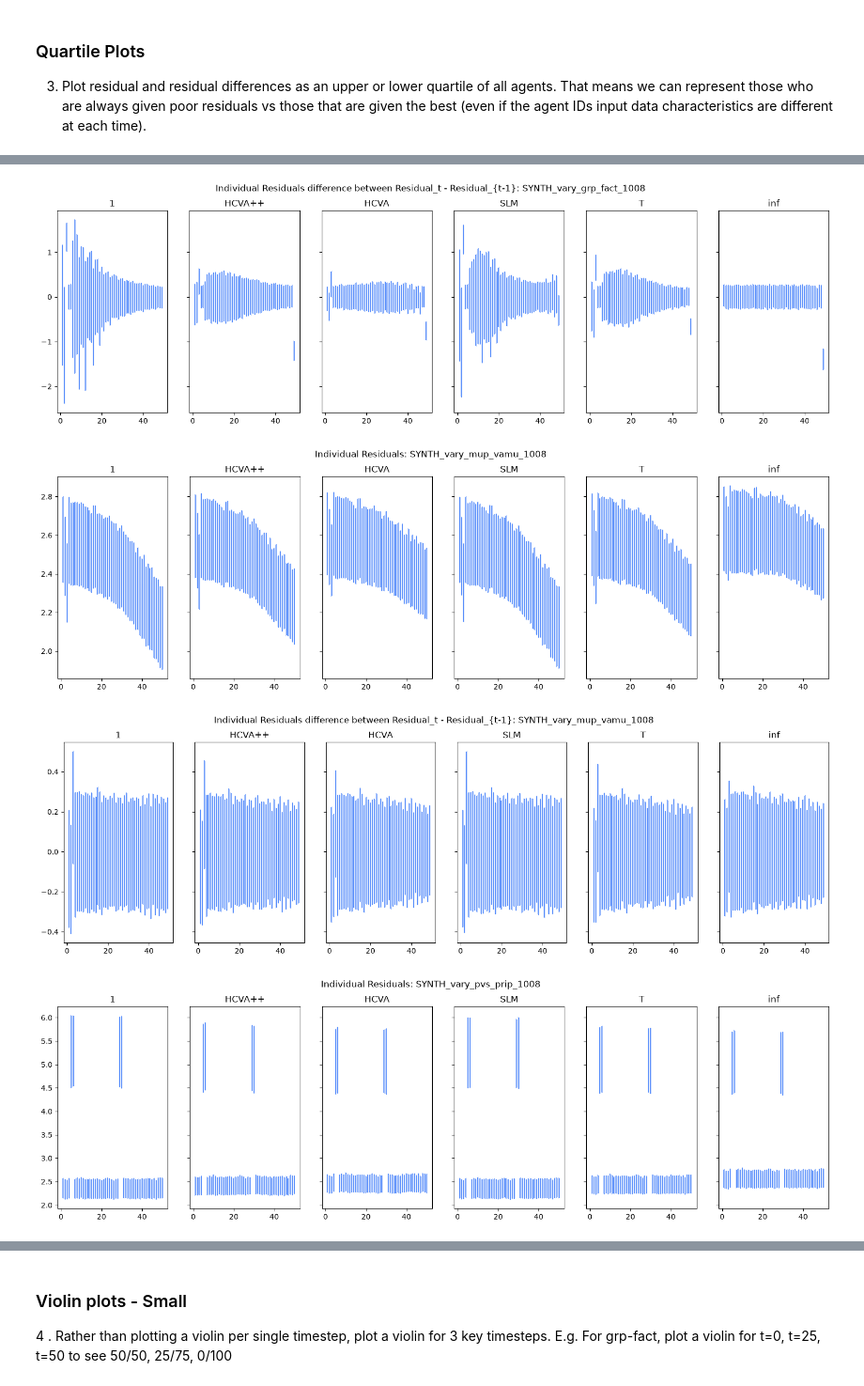
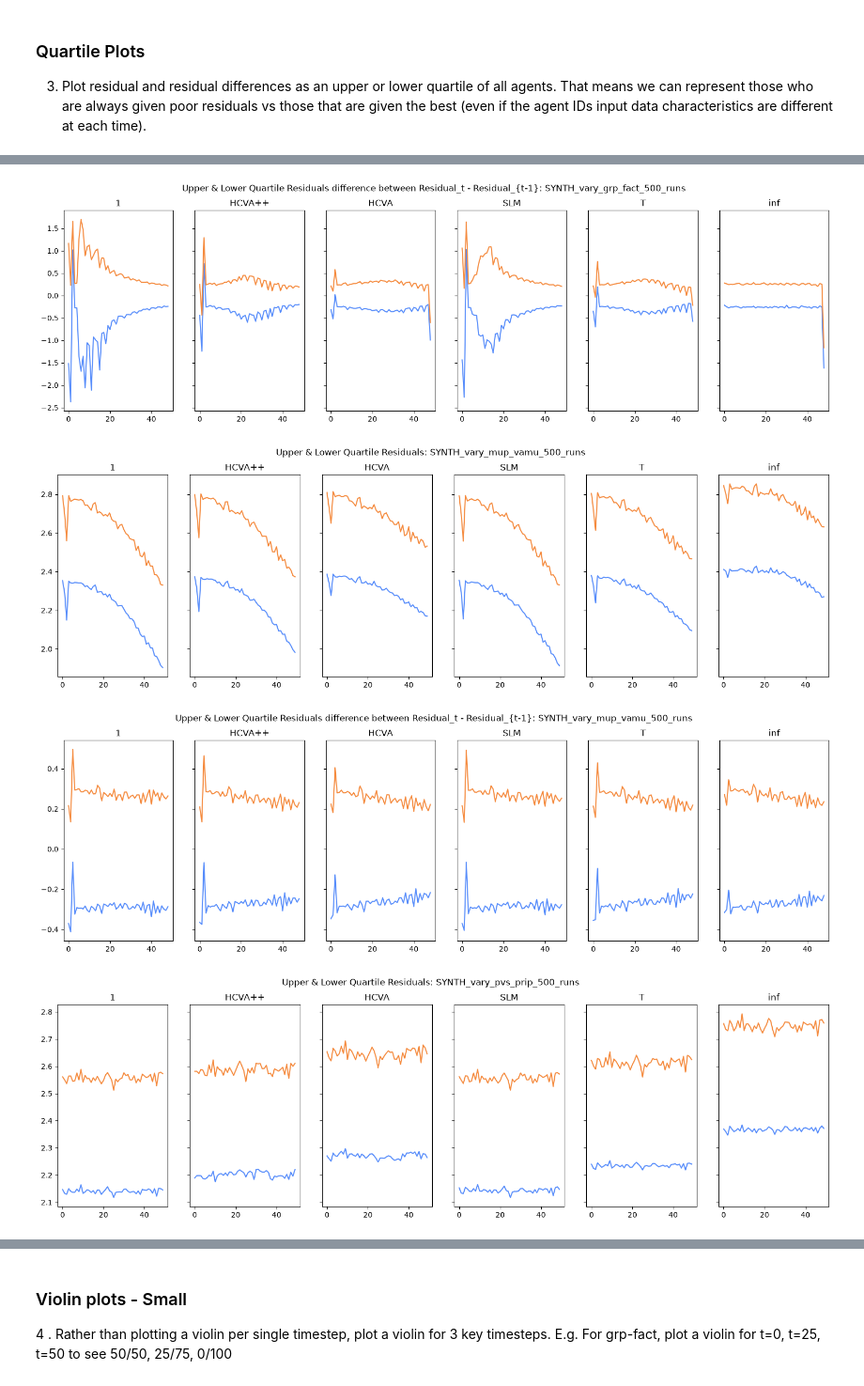
Before and after one commit to JosephTrevorrow/HCVA-plus-plus, a Jupyter notebook: data_analysis/results_explorer.ipynb, the cells around one changed output, grey strips where cells are left out. Shown at 94% size. Cells and saved outputs as stored; diff of their text form; code cells hidden in the pictures.

Commit message:
Changed plotting for quartiles

```diff
--- a/data_analysis/results_explorer.ipynb
+++ b/data_analysis/results_explorer.ipynb
@@ -20,7 +20,7 @@ import numpy as np
 # - individuals_difference is a residual difference compared to the previous residual
 # - individuals is a residual only for a single agent
 CUR_DIR = str(pathlib.Path(os.path.abspath(os.curdir)).parent) # Note, this does not include a trailing '/'
-repo_root_csvs_dirs = ["/plots/SYNTH_vary_grp_fact_1008/", "/plots/SYNTH_vary_mup_vamu_1008/", "/plots/SYNTH_vary_pvs_prip_1008/"]
+repo_root_csvs_dirs = ["/plots/SYNTH_vary_grp_fact_500_runs/", "/plots/SYNTH_vary_mup_vamu_500_runs/", "/plots/SYNTH_vary_pvs_prip_500_runs/"]
 values_list = "pvs" # The values used in each residual calculation will be at the front of the file
 # Find all .csvs and sort so order will be the same
 ind_files, ind_diff_files, gini_files = [], [], []
@@ -46,7 +46,6 @@ for gini_count, (ind_file_list, ind_diff_file_list) in enumerate(zip(ind_files,
         # Read CSV without treating first row as header
         ind_dfs[baseline_name] = pd.read_csv(ind_file, header=None, skiprows=1)
         ind_diff_dfs[baseline_name] = pd.read_csv(ind_diff_file, header=None, skiprows=1)
-
         # Assign column names (0, 1, 2, ...)
         ind_dfs[baseline_name].columns = range(len(ind_dfs[baseline_name].columns))
         ind_diff_dfs[baseline_name].columns = range(len(ind_diff_dfs[baseline_name].columns))
@@ -89,13 +88,16 @@ for exp_name, [ind_dfs, ind_diff_dfs, _] in experiment_dicts.items():
 
     # Plot each row (where col[0] for each df is an ID) onto a violin plot. Overlay for each method and plot as a 3x2 grid
     fig_ind, axes_ind = plt.subplots(1, 6,  sharex=True, sharey=True, figsize=(19,5))
-    fig_ind.suptitle("Individual Residuals: "+exp_name)
+    fig_ind.suptitle("Upper & Lower Quartile Residuals: "+exp_name)
     fig_ind_diff, axes_ind_dff = plt.subplots(1, 6,  sharex=True, sharey=True, figsize=(19,5))
-    fig_ind_diff.suptitle("Individual Residuals difference between Residual_t - Residual_{t-1}: "+exp_name)
+    fig_ind_diff.suptitle("Upper & Lower Quartile Residuals difference between Residual_t - Residual_{t-1}: "+exp_name)
     for ax_ind, ax_ind_diff, key in zip(axes_ind.flatten(), axes_ind_dff.flatten(), ind_quantile_dfs.keys()):
         ax_ind.set_title(key)
         ax_ind_diff.set_title(key)
-        ax_ind.violinplot(ind_quantile_dfs[key].values, showmeans=False, showmedians=False, showextrema=True)
-        ax_ind_diff.violinplot(ind_diff_quantile_dfs[key].values, showmeans=False, showmedians=False, showextrema=True)
+        # Upper Quartile
+        ax_ind.plot(ind_quantile_dfs[key].iloc[[0]].values[0])
+        ax_ind_diff.plot(ind_diff_quantile_dfs[key].iloc[[0]].values[0])
+        ax_ind.plot(ind_quantile_dfs[key].iloc[[1]].values[0])
+        ax_ind_diff.plot(ind_diff_quantile_dfs[key].iloc[[1]].values[0])
 plt.show() # This plot shows a violin plot per time step (x), showing the individual agent data that has been averaged over 500 runs.
 # %% [output]
@@ -103,4 +105,4 @@ plt.show() # This plot shows a violin plot per time step (x), showing the indivi
-[figure, old version]
+[figure, new version]
-[figure, old version]
+[figure, new version]
-[figure, old version]
+[figure, new version]
-[figure, old version]
+[figure, new version]
```
Also changed, not shown: parts of 7 cells of this notebook.
